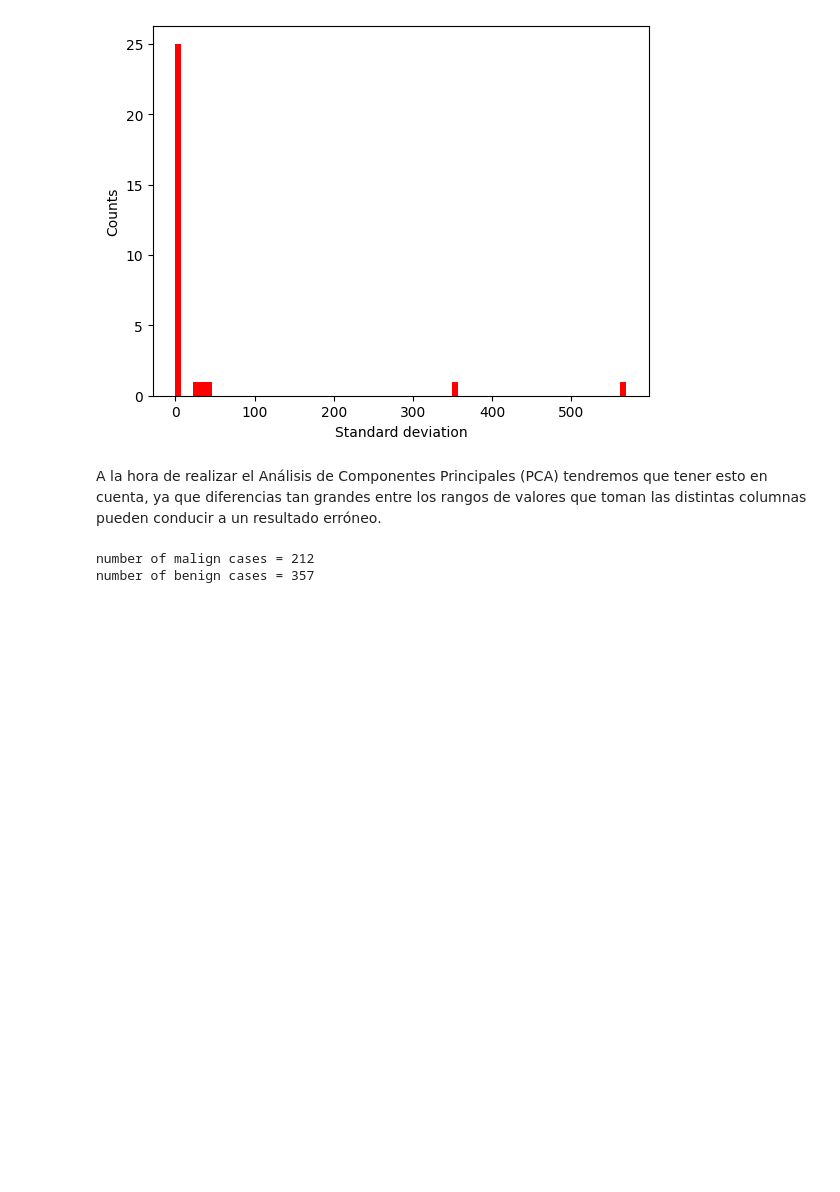
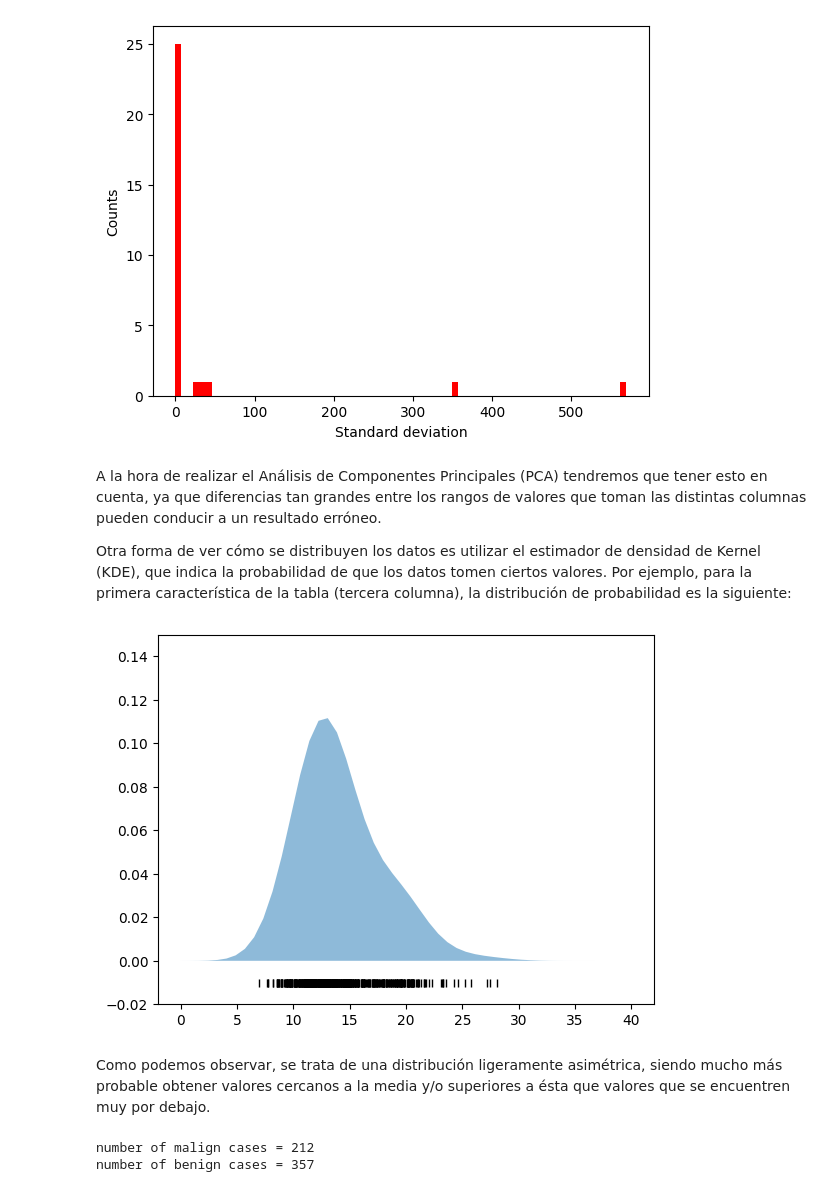
Before and after one commit to saraverdec/APAUT, a Jupyter notebook: pca_saraenriqueleo.ipynb, the cells around one changed output. Drawn from its saved outputs; the diff is of its cells as text; code cells hidden in the pictures; blank space fills up the shorter version.

```diff
--- a/pca_saraenriqueleo.ipynb
+++ b/pca_saraenriqueleo.ipynb
@@ -102,6 +102,28 @@ plt.show()
 [figure]
 # %% [markdown]
 A la hora de realizar el Análisis de Componentes Principales (PCA) tendremos que tener esto en cuenta, ya que diferencias tan grandes entre los rangos de valores que toman las distintas columnas pueden conducir a un resultado erróneo.
+
+Otra forma de ver cómo se distribuyen los datos es utilizar el estimador de densidad de Kernel (KDE), que indica la probabilidad de que los datos tomen ciertos valores. Por ejemplo, para la primera característica de la tabla (tercera columna), la distribución de probabilidad es la siguiente:
+# %%
+# Seleccionamos la tercera columna de los datos originales
+x = wdbc.iloc[:,2].to_numpy()
+# Ajustamos los valores del eje x
+x_d = np.linspace(0, 40)
+# Instanciamos el modelo de KDE, estableciendo un ancho de banda que genera un modelo suave
+kde = KernelDensity(bandwidth=2.0, kernel='gaussian')
+# Ajustamos el modelo a nuestros datos
+kde.fit(x[:, None])
+# Calculamos la densidad de probabilidad para los valores de x_d
+logprob = kde.score_samples(x_d[:, None])
+# Visualizamos el resultado
+plt.fill_between(x_d, np.exp(logprob), alpha=0.5)
+plt.plot(x, np.full_like(x, -0.01), '|k', markeredgewidth=1)
+plt.ylim(-0.02, 0.150)
+plt.show()
+# %% [output]
+[figure, added]
+# %% [markdown]
+Como podemos observar, se trata de una distribución ligeramente asimétrica, siendo mucho más probable obtener valores cercanos a la media y/o superiores a ésta que valores que se encuentren muy por debajo.
 # %%
 X = data.values[:,2:].astype(float) # no nos interesa el identificador asi ni la etiqueta
 y = (data.values[:,1]=='B').astype(int) #guardamos la etiqueta en y
```
Also changed, not shown: parts of 1 cell of this notebook.
